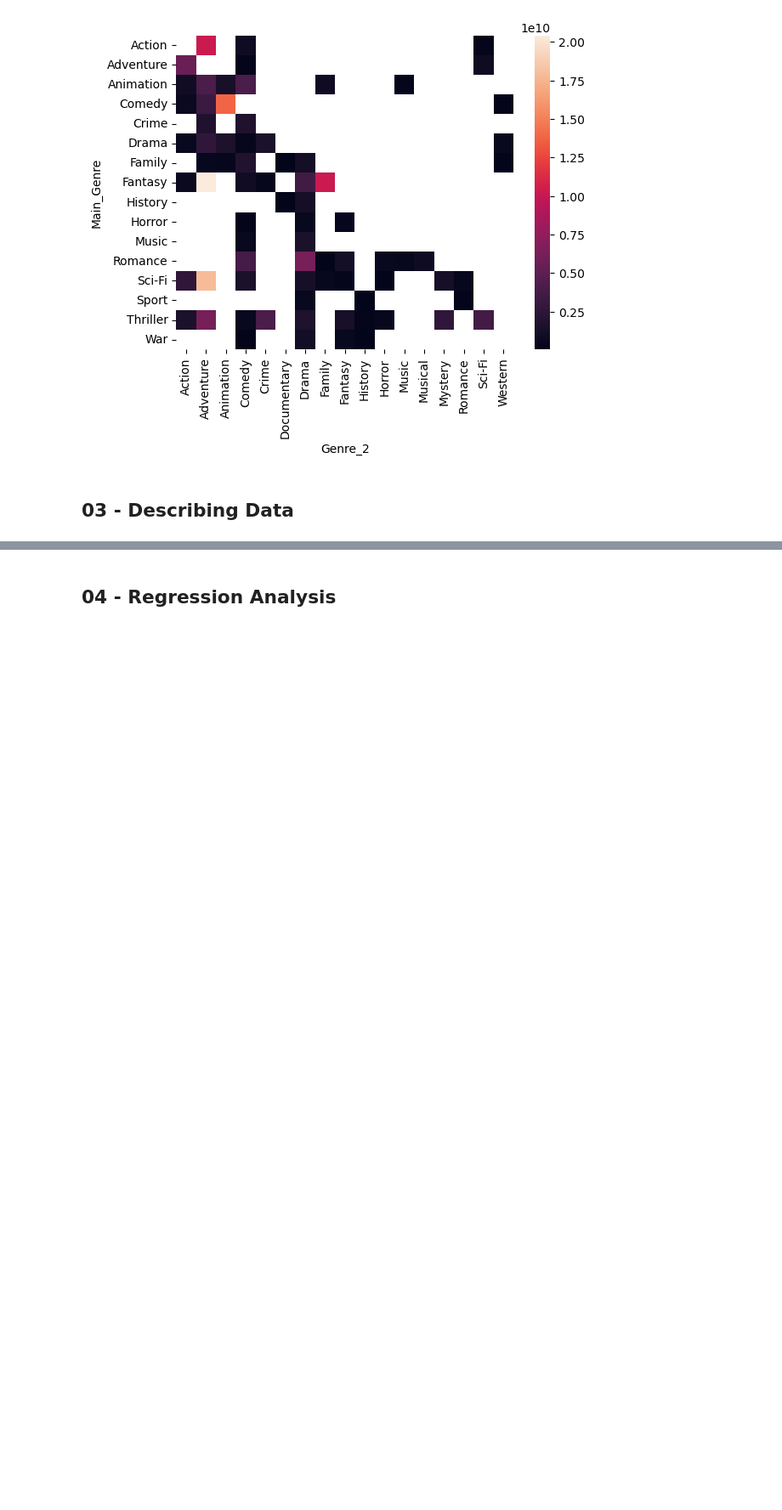
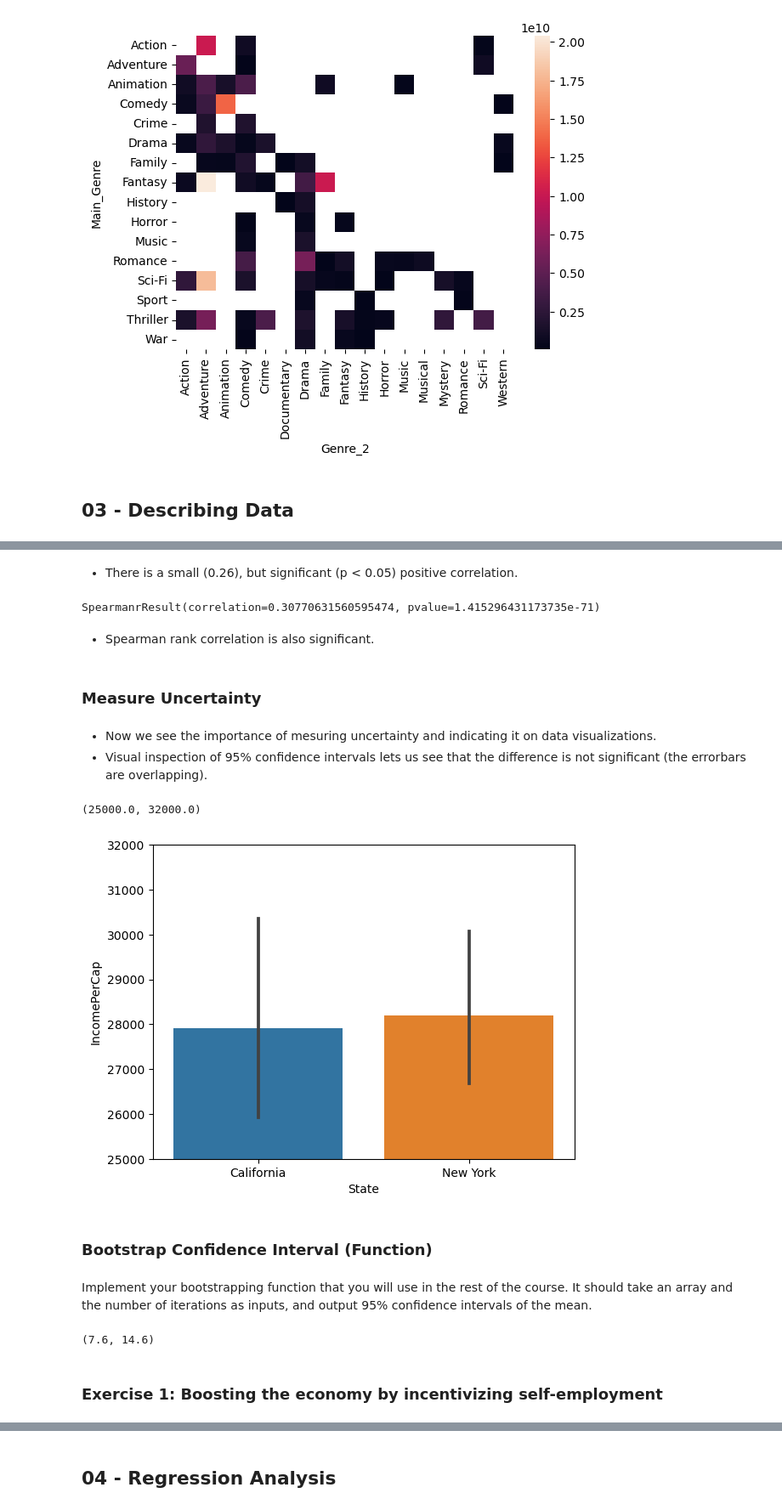
Before and after one commit to alessiodesogus/2023, a Jupyter notebook: Exam/Helpers/Exam_helpers.ipynb, the cells around one changed output, grey strips where cells are left out. Shown at 85% size. Drawn from its saved outputs; the diff is of its cells as text; code cells hidden in the pictures; blank space fills up the shorter version.

```diff
--- a/Exam/Helpers/Exam_helpers.ipynb
+++ b/Exam/Helpers/Exam_helpers.ipynb
@@ -828,0 +919,53 @@ sns.heatmap(df3, annot=False)
+# %% [markdown]
+- There is a small (0.26), but significant (p < 0.05) positive correlation.
+# %%
+stats.spearmanr(df['IncomePerCap'],df['Employed'])
+# %% [output]
+SpearmanrResult(correlation=0.30770631560595474, pvalue=1.415296431173735e-71)
+# %% [markdown]
+- Spearman rank correlation is also significant.
+# %% [markdown]
+### Measure Uncertainty
+# %% [markdown]
+- Now we see the importance of mesuring uncertainty and indicating it on data visualizations.
+- Visual inspection of 95% confidence intervals lets us see that the difference is not significant (the errorbars are overlapping).
+# %%
+ax = sns.barplot(x="State", y="IncomePerCap", data=df.loc[df['State'].isin(['New York','California'])])
+plt.ylim([25000,32000])
+# %% [output]
+(25000.0, 32000.0)
+[figure, added]
+# %% [markdown]
+### Bootstrap Confidence Interval (Function)
+# %% [markdown]
+Implement your bootstrapping function that you will use in the rest of the course. It should take an array and the number of iterations as inputs, and output 95% confidence intervals of the mean.
+# %%
+def bootstrap_confidence_interval(data, iterations=1000):
+    """
+    Bootstrap the 95% confidence interval for the mean of the data.
+
+    Parameters:
+    - data: An array of data
+    - iterations: The number of bootstrap samples to generate
+
+    Returns:
+    - A tuple representing the lower and upper bounds of the 95% confidence interval
+    """
+    means = np.zeros(iterations)
+
+    for i in range(iterations):
+        bootstrap_sample = np.random.choice(data, size=len(data), replace=True)
+        means[i] = np.mean(bootstrap_sample)
+
+    lower_bound = np.percentile(means, 2.5)
+    upper_bound = np.percentile(means, 97.5)
+
+    return (lower_bound, upper_bound)
+
+# Example usage:
+data = [2, 4, 6, 8, 10, 12, 14, 16, 18, 20]
+print(bootstrap_confidence_interval(data))
+# %% [output]
+(7.6, 14.6)
+# %% [markdown]
+### Exercise 1: Boosting the economy by incentivizing self-employment
```
Also changed, not shown: parts of 93 cells of this notebook, 1 other file.
